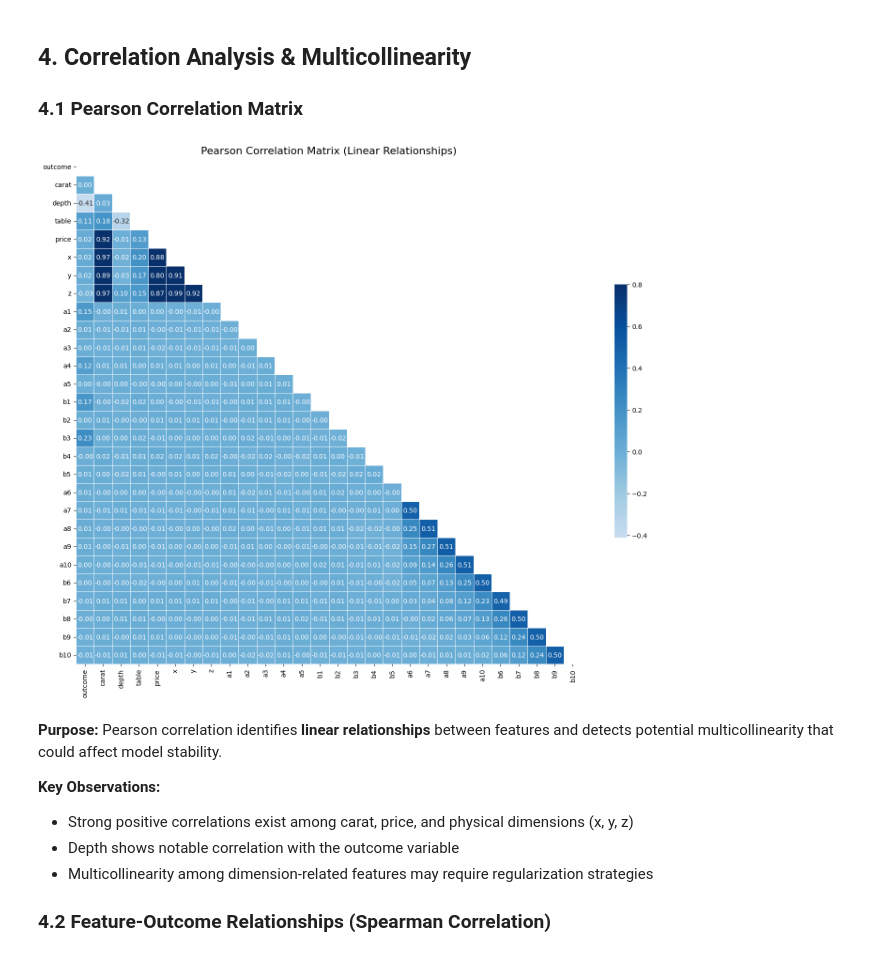
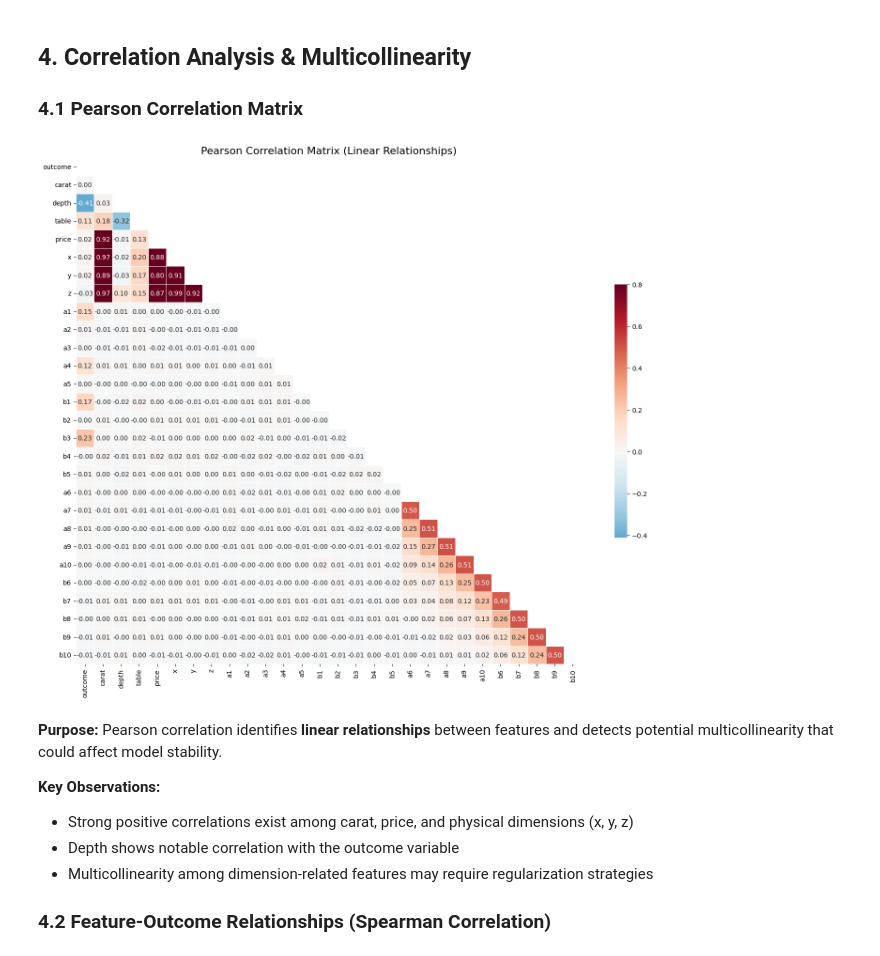
Before and after one commit to Climber1705/CW1-Tabular-Regression, a Jupyter notebook: notebooks/01-eda.ipynb, the cells around one changed output. Saved outputs shown, nothing was run; the diff lists cells and outputs as text; code cells hidden in the pictures.

```diff
--- a/notebooks/01-eda.ipynb
+++ b/notebooks/01-eda.ipynb
@@ -188,29 +188,27 @@ The target variable (outcome) exhibits an approximately normal distribution with
 # %%
 correlation_matrix = numerical_features.corr(method="pearson")
 mask = np.triu(np.ones_like(correlation_matrix, dtype=bool))
 
 fig, axes = plt.subplots(figsize=(18, 14))
 
-cmap = sns.color_palette("Blues", as_cmap=True)
-
 sns.heatmap(
     correlation_matrix,
     mask=mask,
-    cmap=cmap,
+    cmap='RdBu_r',
     vmax=.8,
     center=0,
     square=True,
     linewidths=.5,
     annot=True,
     fmt=".2f",
     cbar_kws={"shrink": .5}
 )
 
 plt.title("Pearson Correlation Matrix (Linear Relationships)", fontsize=16)
 plt.savefig("../figures/correlation_heatmap.png", bbox_inches='tight', dpi=300)
 plt.show()
 # %% [output]
-[figure, old version]
+[figure, new version]
 # %% [markdown]
 **Purpose:** Pearson correlation identifies **linear relationships** between features and detects potential multicollinearity that could affect model stability.
 
```
